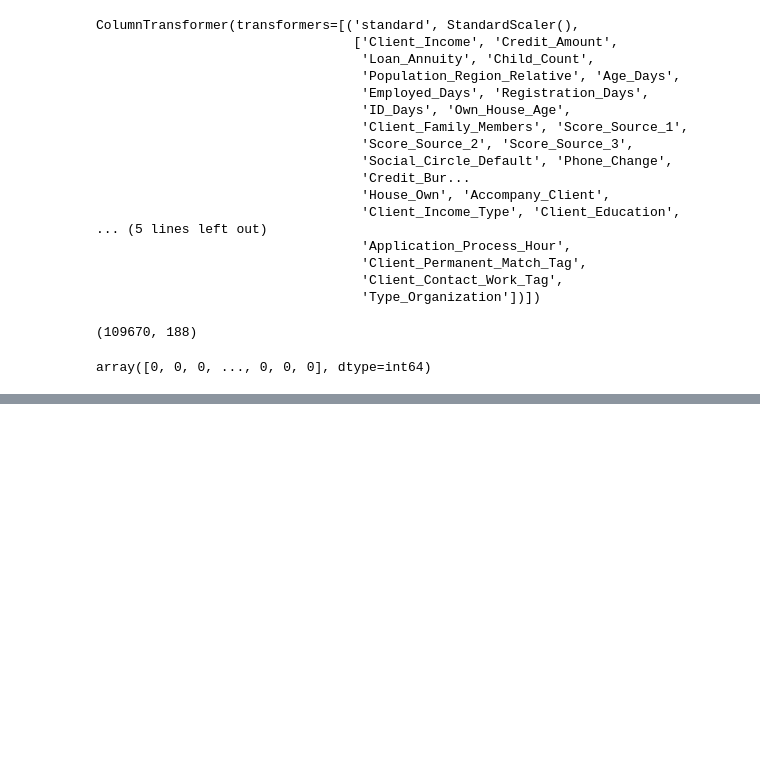
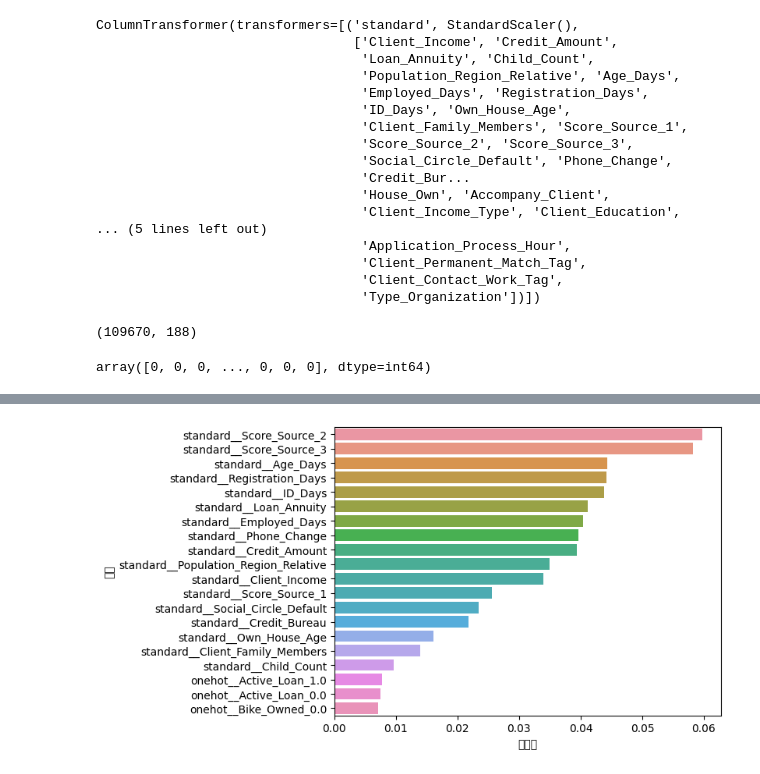
Before and after one commit to kimhyunso/semi_project, a Jupyter notebook: deep_learning.ipynb, the cells around one changed output, grey strips where cells are left out. Cells and saved outputs as stored; diff of their text form; code cells hidden in the pictures; blank space fills up the shorter version.

```diff
--- a/deep_learning.ipynb
+++ b/deep_learning.ipynb
@@ -170,0 +227,5 @@ x_cv_trans
+# %%
+from sklearn.ensemble import RandomForestClassifier
+
+rf_classficer = RandomForestClassifier(n_estimators=100)
+rf_classficer.fit(x_train_trans, y_train)
@@ -170,0 +256,2 @@ x_cv_trans
+# %%
+weights = pd.DataFrame(zip(prep_processor.get_feature_names_out() , rf_classficer.feature_importances_), columns=['이름','가중치'])
@@ -170,0 +272,5 @@ x_cv_trans
+# %%
+sns.barplot(x=weights.sort_values('가중치',ascending=False).head(20)['가중치'] , y=weights.sort_values('가중치',ascending=False).head(20)['이름'])
+plt.show()
+# %% [output]
+[figure, added]
```
Also changed, not shown: parts of 16 cells of this notebook, 8 other files.
